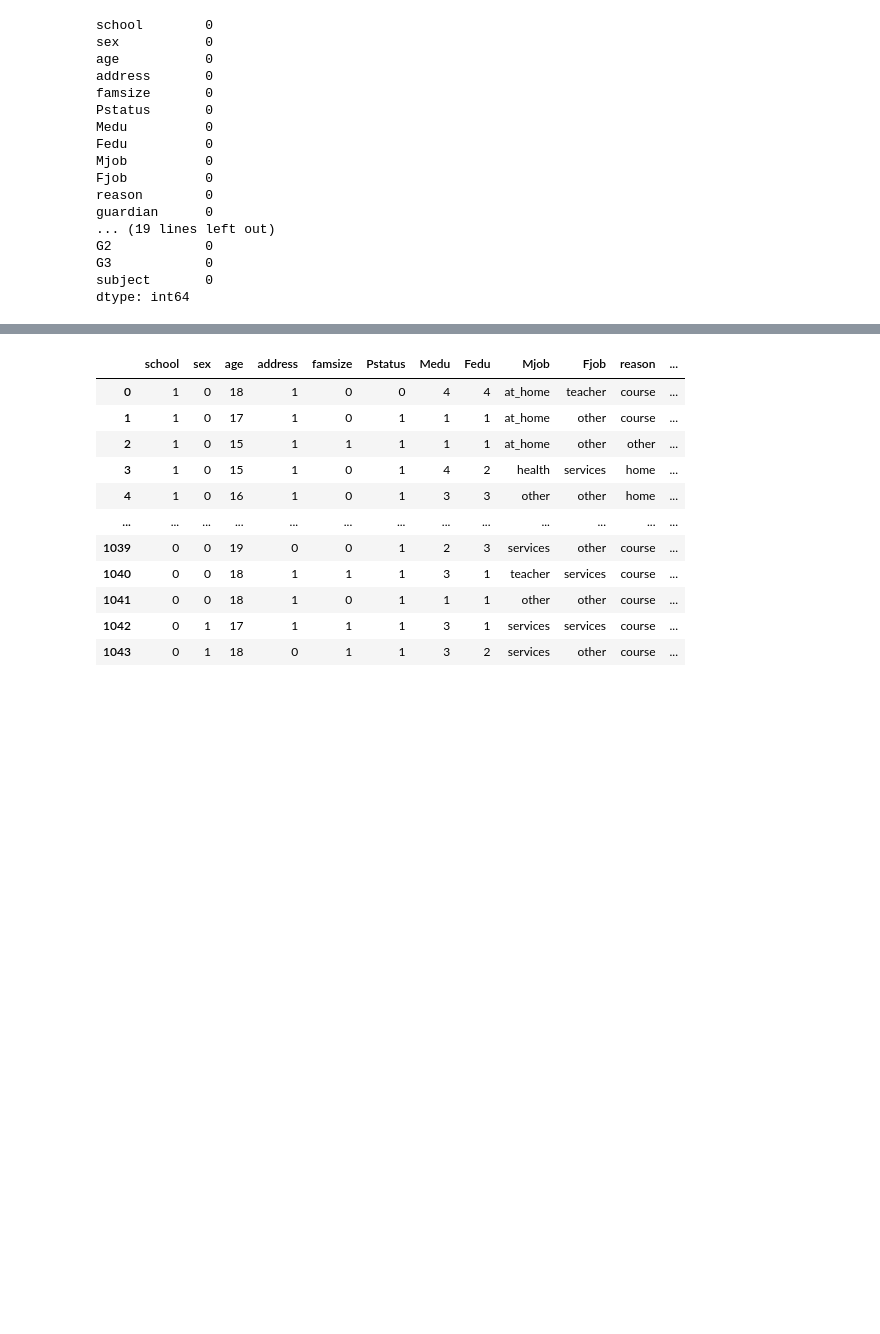
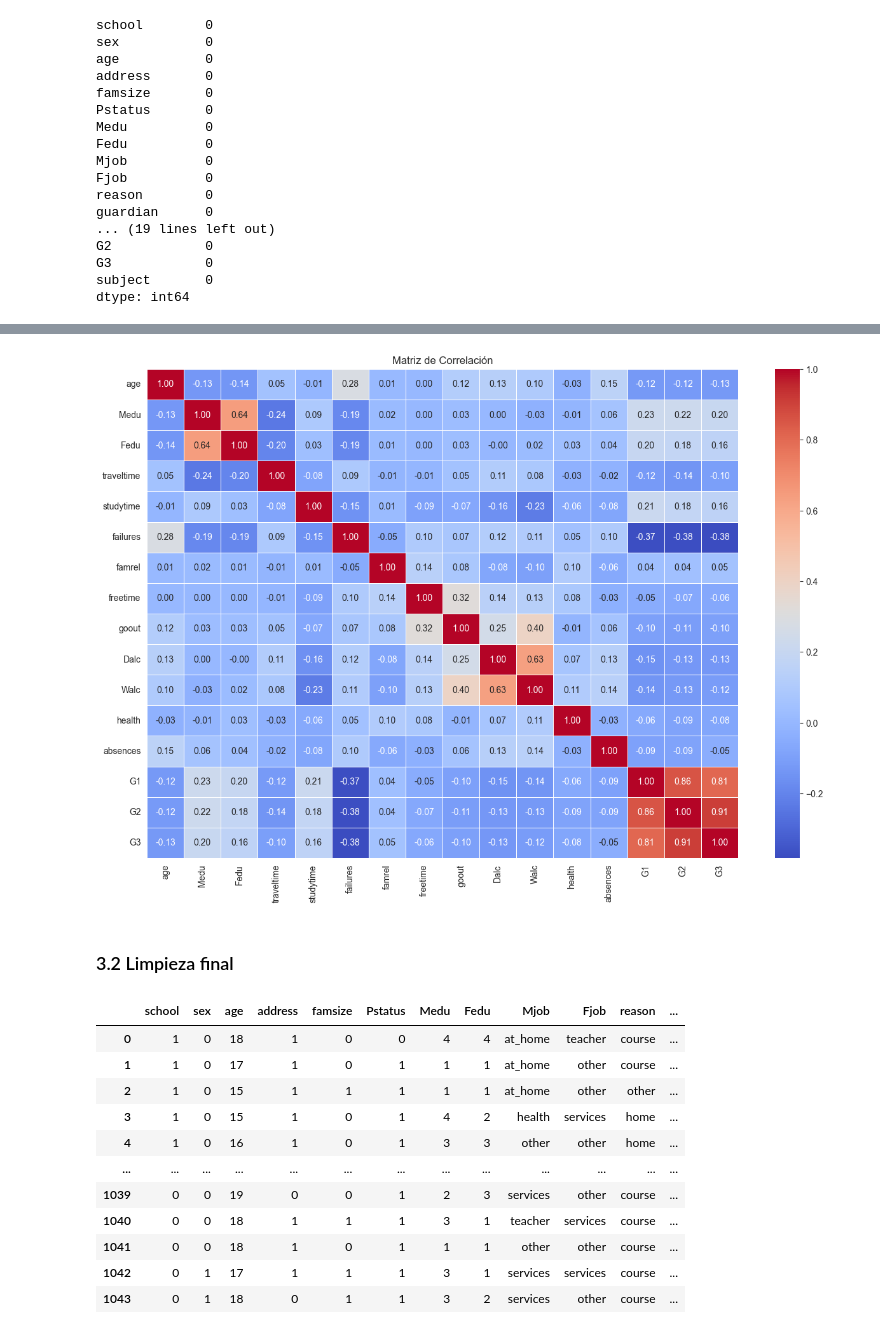
Before and after one commit to mmendoza30/Proyecto-AI, a Jupyter notebook: notebooks/02_Preprocesamiento.ipynb, the cells around one changed output, grey strips where cells are left out. Drawn from its saved outputs; the diff is of its cells as text; code cells hidden in the pictures; blank space fills up the shorter version.

```diff
--- a/notebooks/02_Preprocesamiento.ipynb
+++ b/notebooks/02_Preprocesamiento.ipynb
@@ -157,3 +118,9 @@ dtype: int64
+# %%
+procesado.grafico_correlación()
+# %% [output]
+[figure, added]
+# %% [markdown]
+### 3.2 Limpieza final
 # %%
 procesado.ch_bool()
 # %% [output]
```
Also changed, not shown: parts of 54 cells of this notebook, 2 other files.
